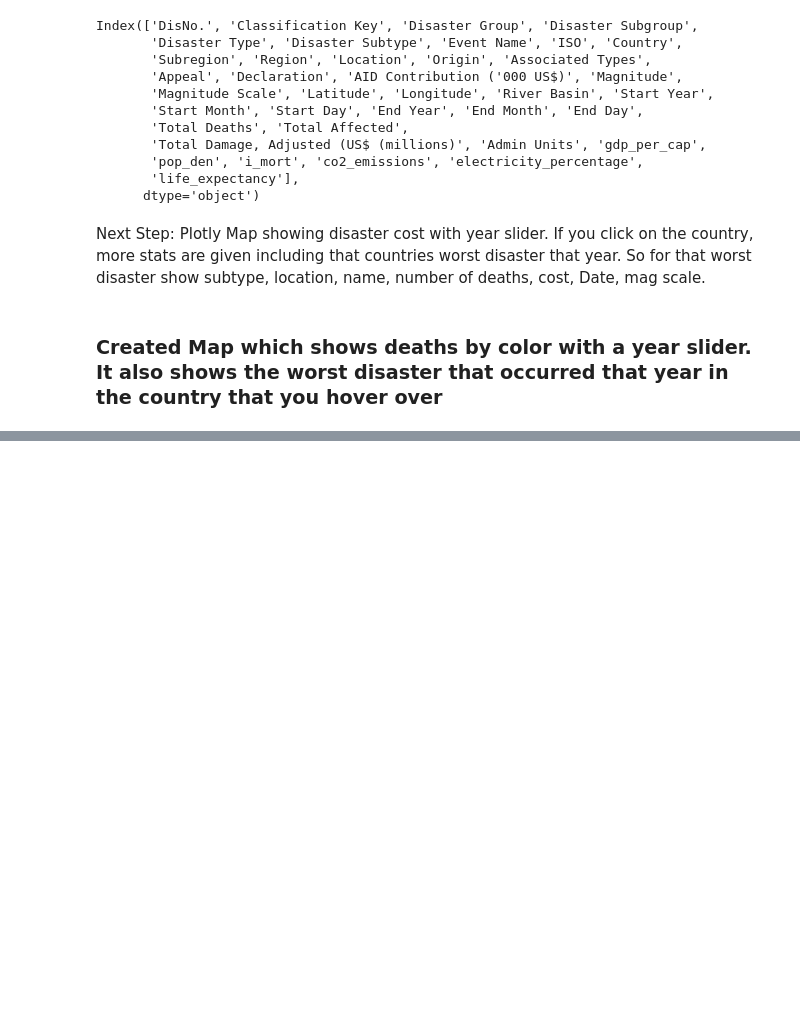
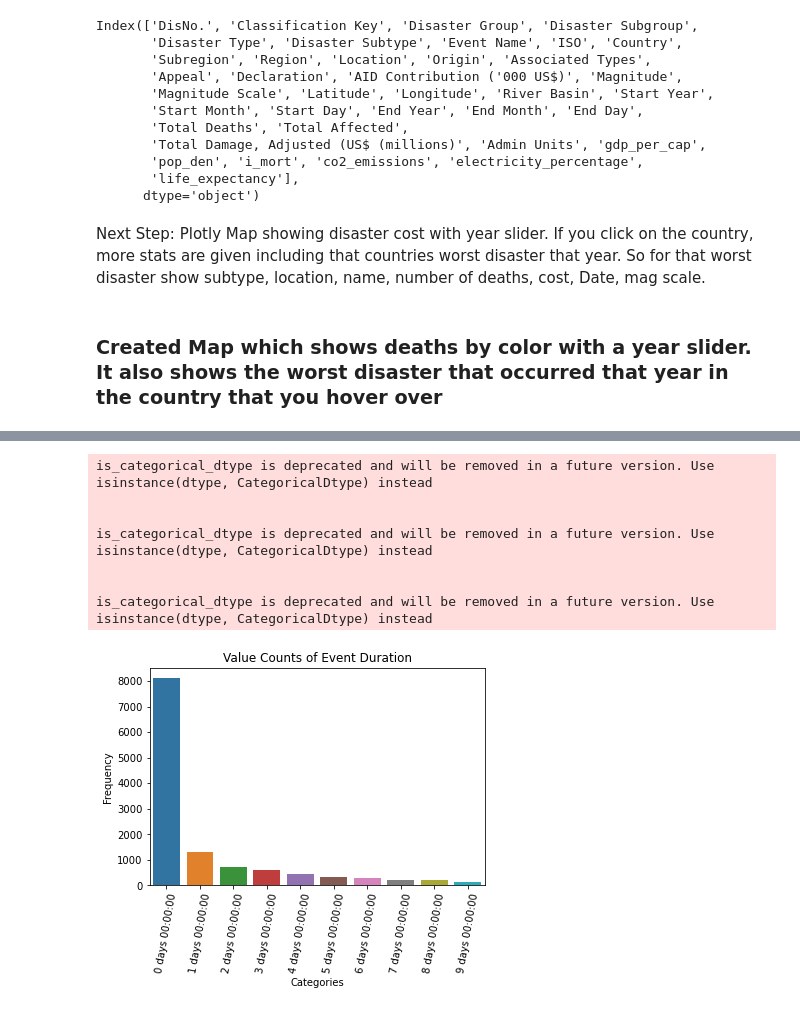
Before and after one commit to harrissamuel/24Spr_-S-Harris-_-disasters-, a Jupyter notebook: Sample_Capstone/code/data_analysis/data_analysis.ipynb, the cells around one changed output, grey strips where cells are left out. Saved outputs shown, nothing was run; the diff lists cells and outputs as text; code cells hidden in the pictures; blank space fills up the shorter version.

```diff
--- a/Sample_Capstone/code/data_analysis/data_analysis.ipynb
+++ b/Sample_Capstone/code/data_analysis/data_analysis.ipynb
@@ -409,0 +446,5 @@ fig.show()
+# %%
+# For events with a defined start and end date
+_d = df.dropna(subset =['End Day'])
+_d = _d.dropna(subset =['Start Day'])
+_d.shape
@@ -409,0 +502,3 @@ fig.show()
+# %%
+
+_d['Event Duration'] = _d['End Date'] - _d['Start Date']
@@ -409,0 +520,26 @@ fig.show()
+# %%
+# Calculate the value counts of the column
+value_counts = _d['Event Duration'].value_counts().head(10)
+
+# Create a bar plot using Seaborn
+sns.barplot(x=value_counts.index, y=value_counts.values)
+
+# Add labels and title
+plt.xlabel('Categories')
+plt.ylabel('Frequency')
+plt.title('Value Counts of Event Duration')
+
+# Rotate x-axis labels if needed
+plt.xticks(rotation=80)
+
+# Show the plot
+plt.show()
+# %% [output]
+is_categorical_dtype is deprecated and will be removed in a future version. Use isinstance(dtype, CategoricalDtype) instead
+
+
+is_categorical_dtype is deprecated and will be removed in a future version. Use isinstance(dtype, CategoricalDtype) instead
+
+
+is_categorical_dtype is deprecated and will be removed in a future version. Use isinstance(dtype, CategoricalDtype) instead
+[figure, added]
```
Also changed, not shown: parts of 11 cells of this notebook.
